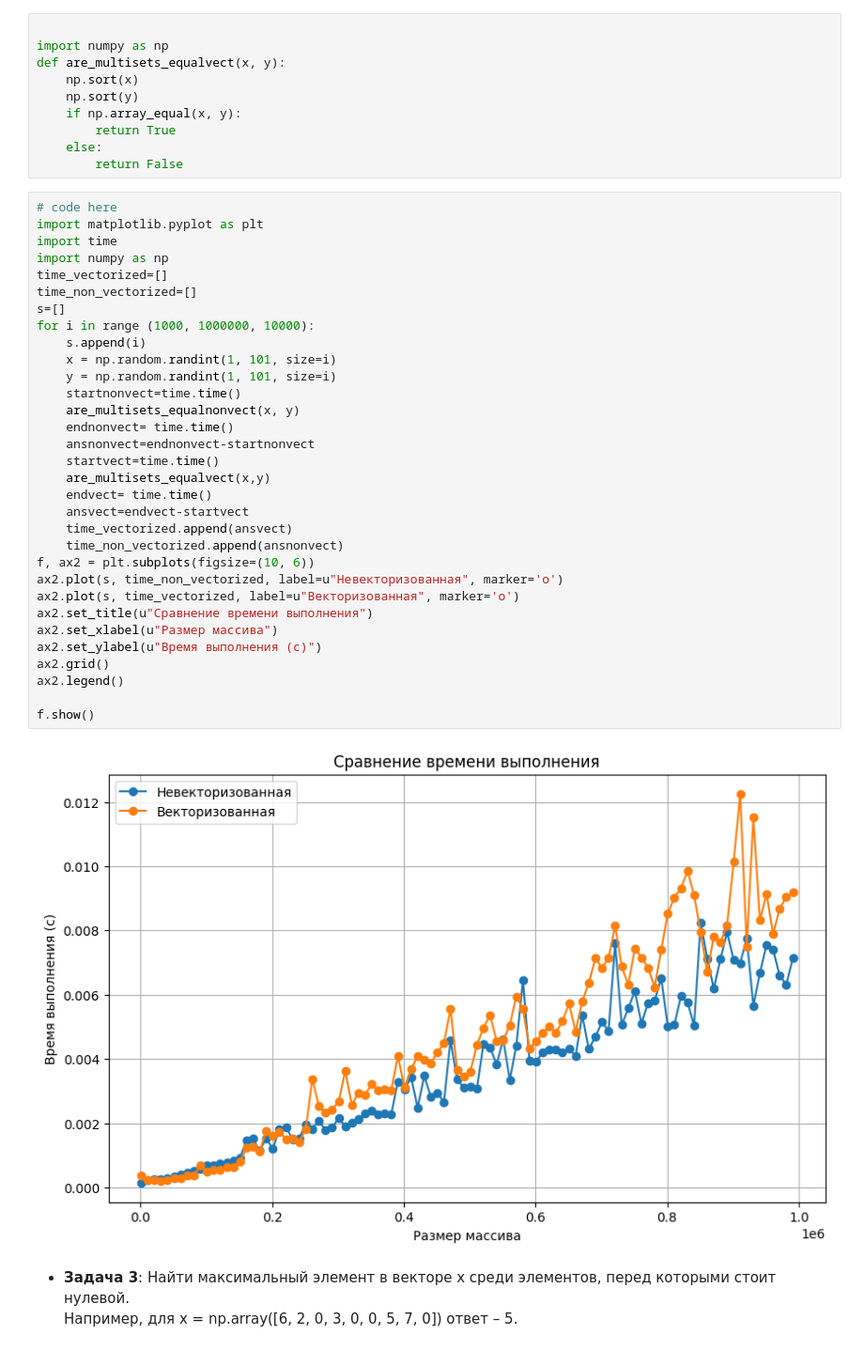
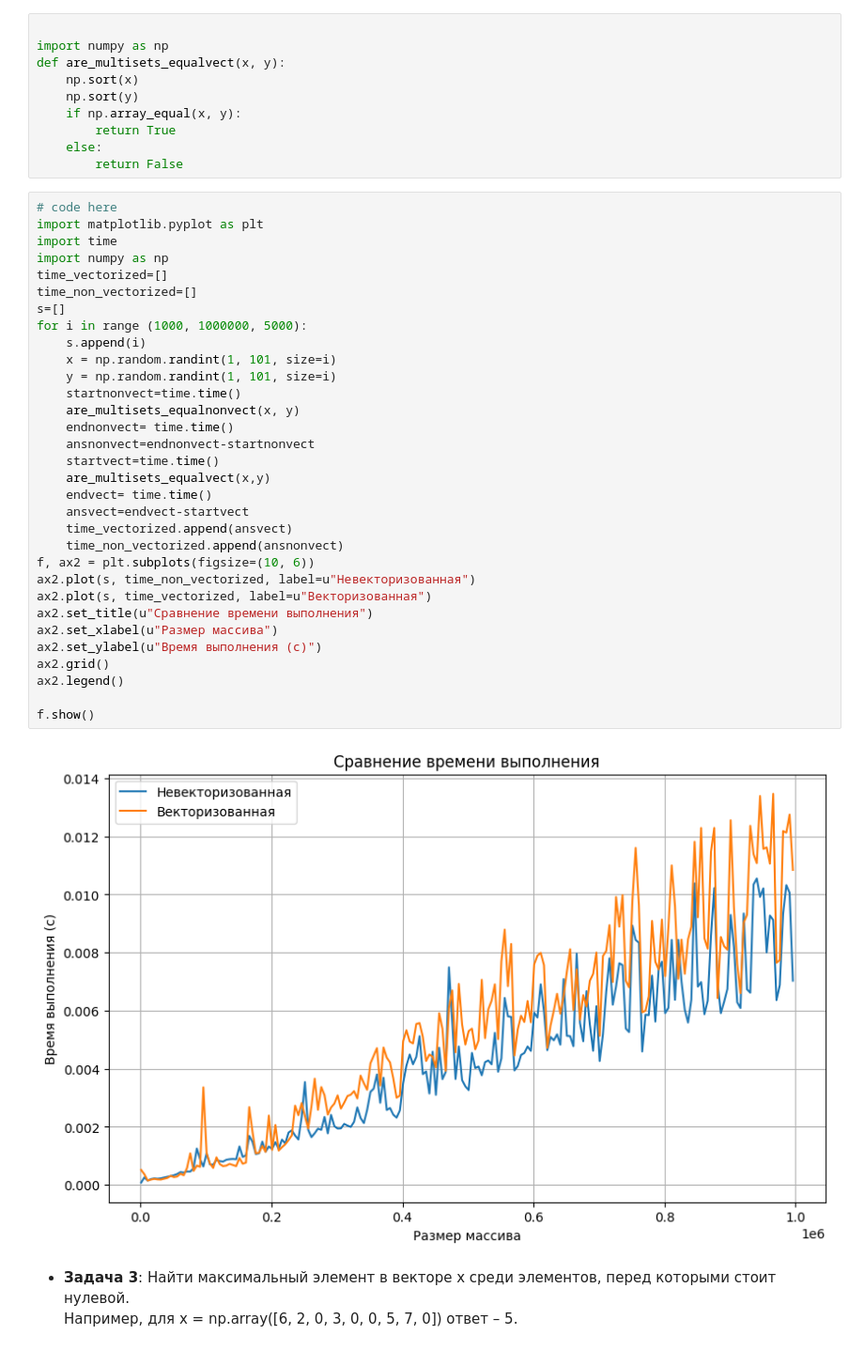
Before and after one commit to MaxKholodov1/AESC_ML, a Jupyter notebook: task 1/task1_numpy_practive.ipynb, the cells around one changed output. Shown at 94% size. Saved outputs shown, nothing was run; the diff lists cells and outputs as text.

```diff
--- a/task 1/task1_numpy_practive.ipynb
+++ b/task 1/task1_numpy_practive.ipynb
@@ -119,37 +119,37 @@ def are_multisets_equalvect(x, y):
 # %%
 # code here
 import matplotlib.pyplot as plt
 import time
 import numpy as np
 time_vectorized=[]
 time_non_vectorized=[]
 s=[]
-for i in range (1000, 1000000, 10000):
+for i in range (1000, 1000000, 5000):
     s.append(i)
     x = np.random.randint(1, 101, size=i)
     y = np.random.randint(1, 101, size=i)
     startnonvect=time.time()
     are_multisets_equalnonvect(x, y)
     endnonvect= time.time()
     ansnonvect=endnonvect-startnonvect
     startvect=time.time()
     are_multisets_equalvect(x,y)
     endvect= time.time()
     ansvect=endvect-startvect
     time_vectorized.append(ansvect)
     time_non_vectorized.append(ansnonvect)
 f, ax2 = plt.subplots(figsize=(10, 6))
-ax2.plot(s, time_non_vectorized, label=u"Невекторизованная", marker='o')
-ax2.plot(s, time_vectorized, label=u"Векторизованная", marker='o')
+ax2.plot(s, time_non_vectorized, label=u"Невекторизованная")
+ax2.plot(s, time_vectorized, label=u"Векторизованная")
 ax2.set_title(u"Сравнение времени выполнения")
 ax2.set_xlabel(u"Размер массива")
 ax2.set_ylabel(u"Время выполнения (с)")
 ax2.grid()
 ax2.legend()
 
 f.show()
 # %% [output]
-[figure, old version]
+[figure, new version]
 # %% [markdown]
 * __Задача 3__: Найти максимальный элемент в векторе x среди элементов, перед которыми стоит нулевой.
  Например, для x = np.array([6, 2, 0, 3, 0, 0, 5, 7, 0]) ответ – 5.
```
Also changed, not shown: parts of 3 cells of this notebook.
